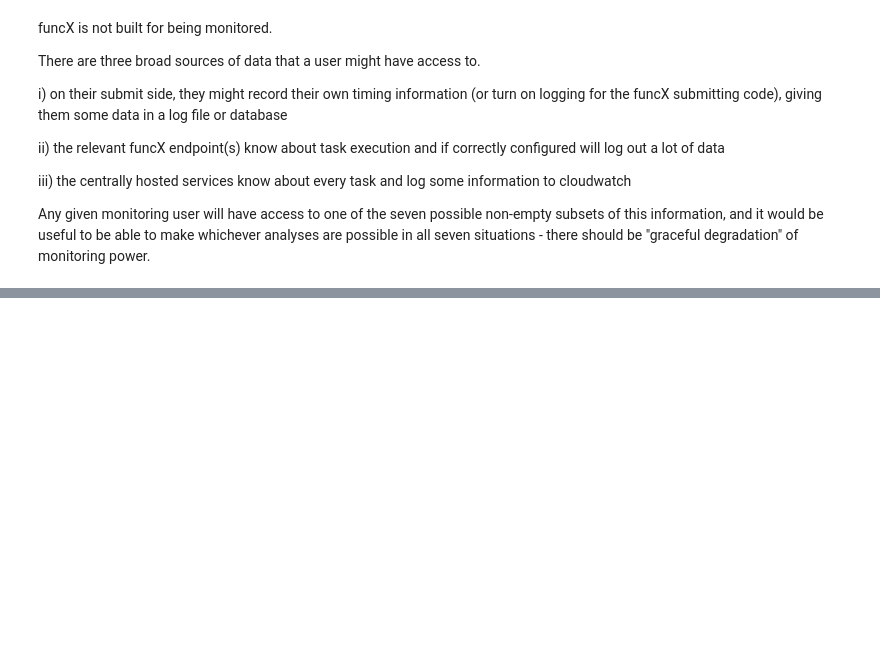
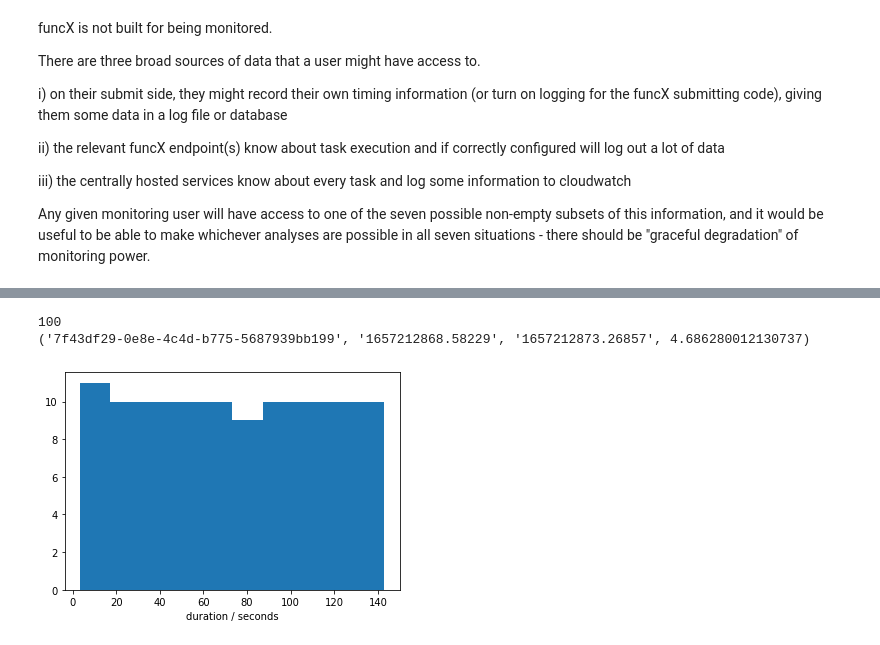
Before and after one commit to Parsl/dnpc, a Jupyter notebook: Untitled.ipynb, the cells around one changed output, grey strips where cells are left out. Cells and saved outputs as stored; diff of their text form; code cells hidden in the pictures; blank space fills up the shorter version.

Commit message:
Import submit side spans for funcx synthetic workflow

```diff
--- a/Untitled.ipynb
+++ b/Untitled.ipynb
@@ -407,0 +412,26 @@ plt.hist(durations)
+# %%
+
+sql= """
+select span.uuid, start_event.time, end_event.time, end_event.time - start_event.time
+from span,
+     event as start_event,
+     event as end_event
+where span.type = 'synthetic.task.submit'
+  and start_event.span_uuid = span.uuid
+  and start_event.type = 'submit'
+  and end_event.span_uuid = span.uuid
+  and end_event.type = 'result_retrieved'
+
+"""
+rows = list(c.execute(sql))
+print(len(rows))
+print(rows[0])
+durations = [r[3] for r in rows]
+
+plt.hist(durations)
+plt.xlabel("duration / seconds")
+plt.show()
+# %% [output]
+100
+('7f43df29-0e8e-4c4d-b775-5687939bb199', '1657212868.58229', '1657212873.26857', 4.686280012130737)
+[figure, added]
```
Also changed, not shown: parts of 11 cells of this notebook, 1 other file.
